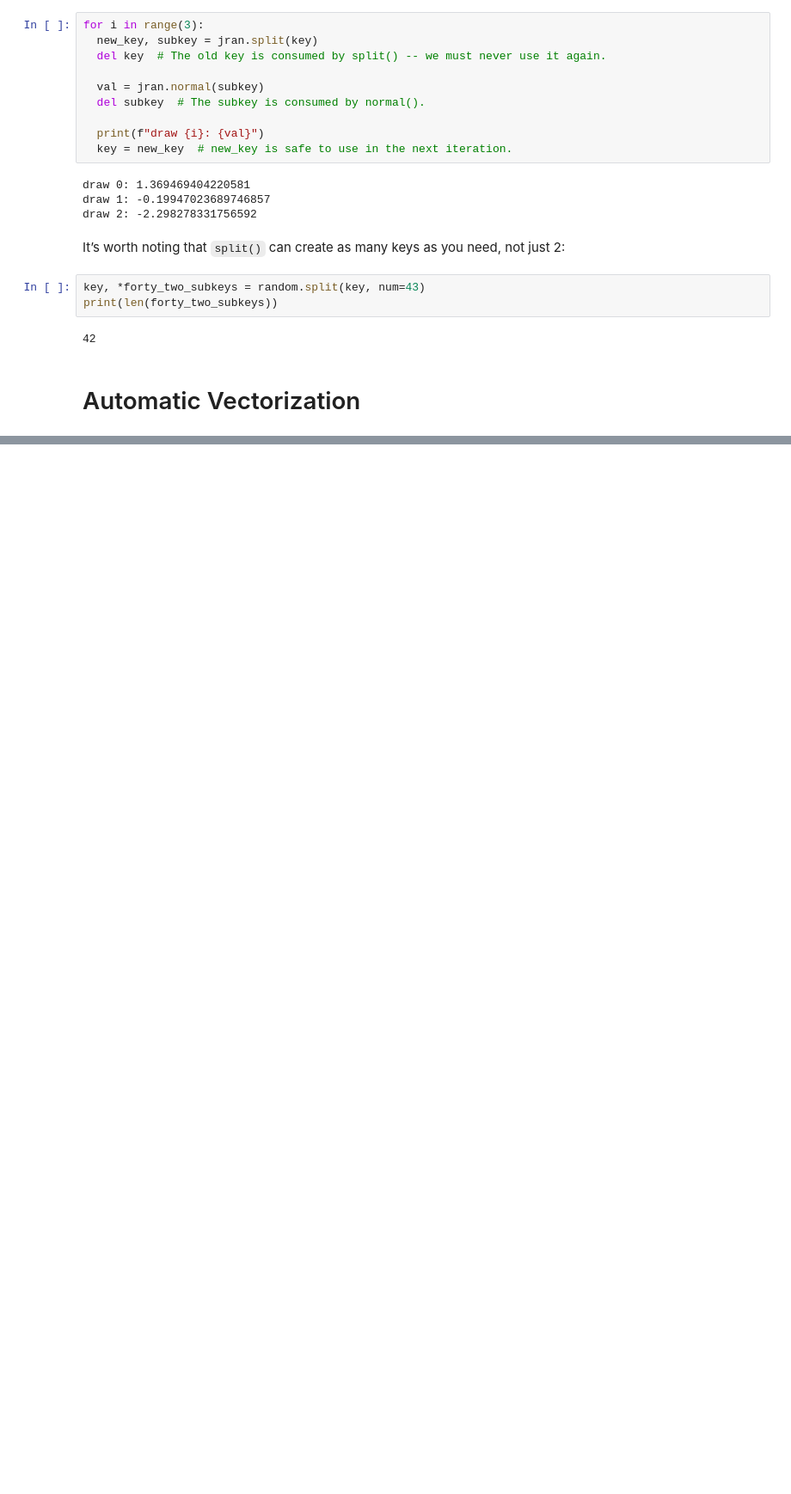
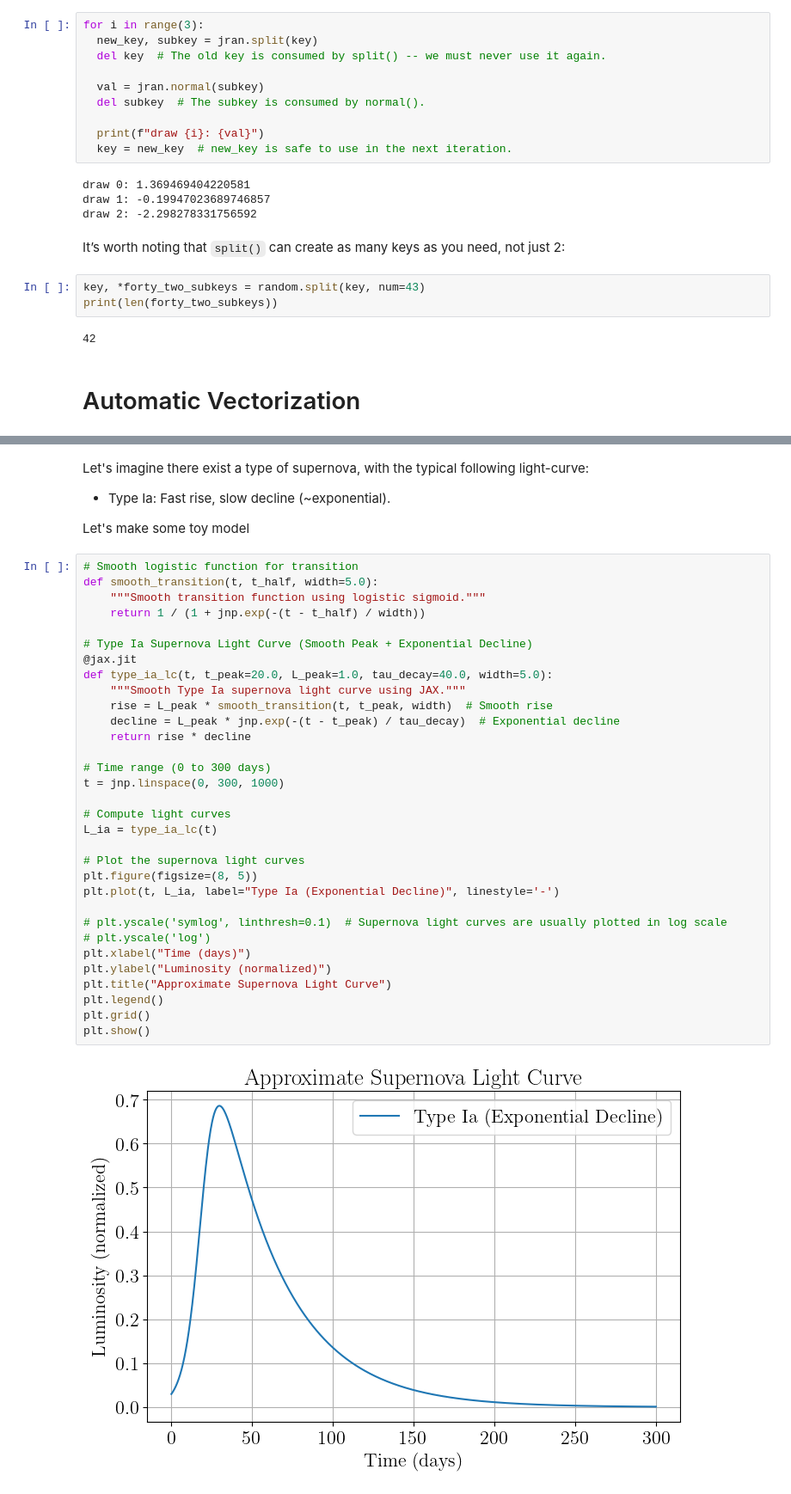
Before and after one commit to alexalar/intro_jax, a Jupyter notebook: notebooks/jax_overview.ipynb, the cells around one changed output, grey strips where cells are left out. Shown at 86% size. Drawn from its saved outputs; the diff is of its cells as text; blank space fills up the shorter version.

```diff
--- a/notebooks/jax_overview.ipynb
+++ b/notebooks/jax_overview.ipynb
@@ -826,0 +829,40 @@ print(len(forty_two_subkeys))
+# %% [markdown]
+Let's imagine there exist a type of supernova, with the typical following light-curve:
+
+- Type Ia: Fast rise, slow decline (~exponential).
+
+Let's make some toy model
+# %%
+# Smooth logistic function for transition
+def smooth_transition(t, t_half, width=5.0):
+    """Smooth transition function using logistic sigmoid."""
+    return 1 / (1 + jnp.exp(-(t - t_half) / width))
+
+# Type Ia Supernova Light Curve (Smooth Peak + Exponential Decline)
+@jax.jit
+def type_ia_lc(t, t_peak=20.0, L_peak=1.0, tau_decay=40.0, width=5.0):
+    """Smooth Type Ia supernova light curve using JAX."""
+    rise = L_peak * smooth_transition(t, t_peak, width)  # Smooth rise
+    decline = L_peak * jnp.exp(-(t - t_peak) / tau_decay)  # Exponential decline
+    return rise * decline
+
+# Time range (0 to 300 days)
+t = jnp.linspace(0, 300, 1000)
+
+# Compute light curves
+L_ia = type_ia_lc(t)
+
+# Plot the supernova light curves
+plt.figure(figsize=(8, 5))
+plt.plot(t, L_ia, label="Type Ia (Exponential Decline)", linestyle='-')
+
+# plt.yscale('symlog', linthresh=0.1)  # Supernova light curves are usually plotted in log scale
+# plt.yscale('log')
+plt.xlabel("Time (days)")
+plt.ylabel("Luminosity (normalized)")
+plt.title("Approximate Supernova Light Curve")
+plt.legend()
+plt.grid()
+plt.show()
+# %% [output]
+[figure, added]
```
Also changed, not shown: parts of 9 cells of this notebook.
